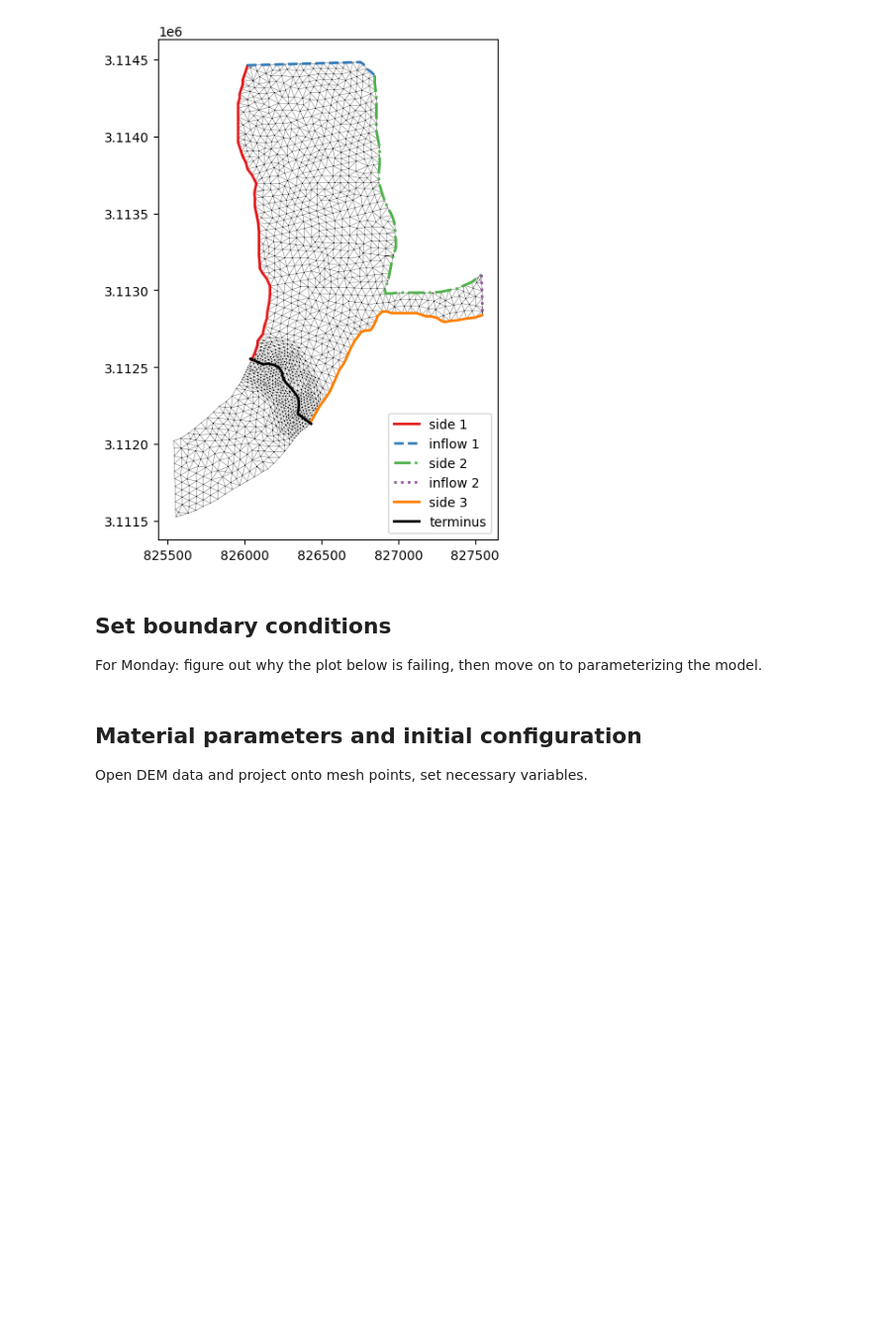
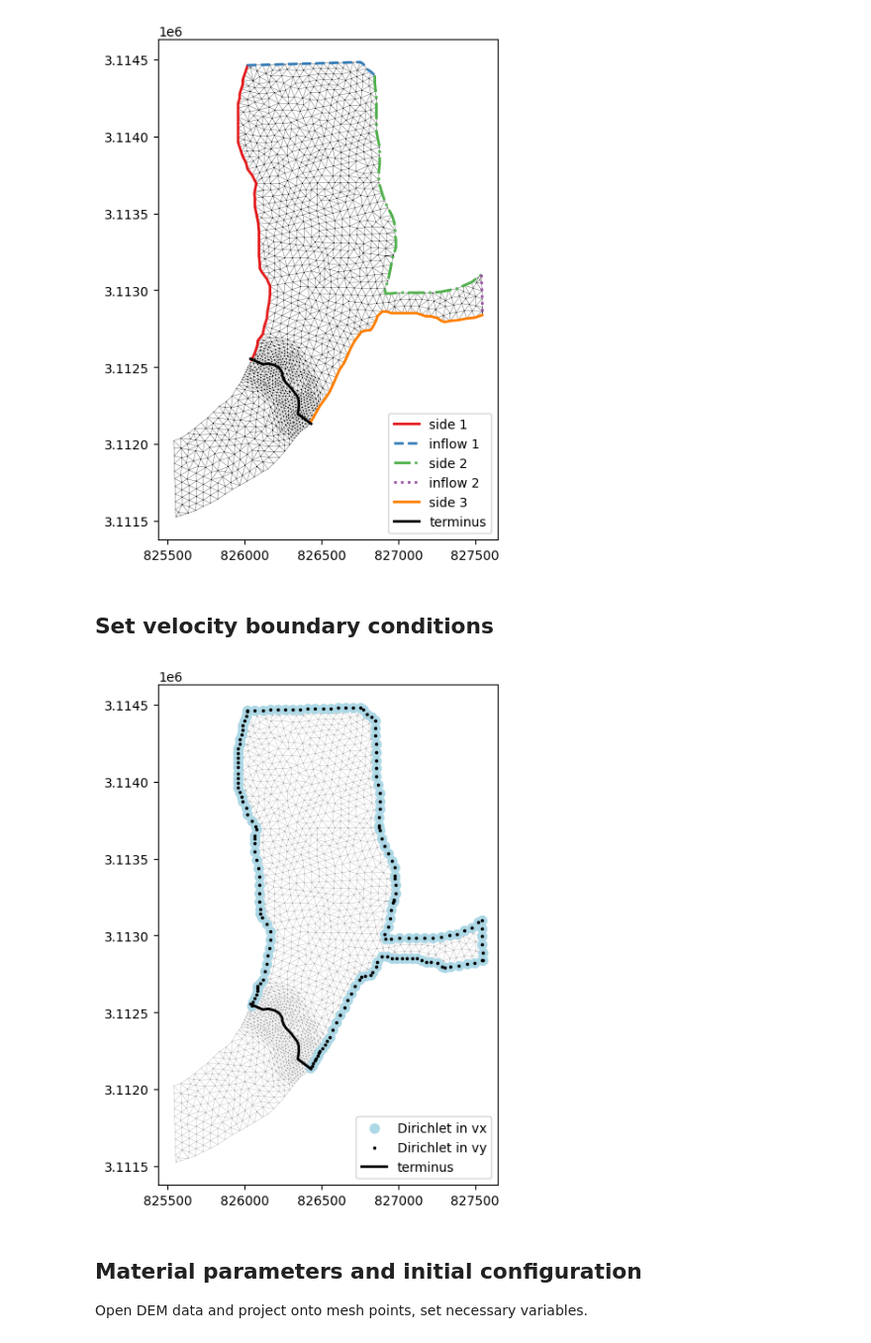
Before and after one commit to chrismiele/glimmer, a Jupyter notebook: issm/mesh_luggye.ipynb, the cells around one changed output. Shown at 99% size. Cells and saved outputs as stored; diff of their text form; code cells hidden in the pictures; blank space fills up the shorter version.

```diff
--- a/issm/mesh_luggye.ipynb
+++ b/issm/mesh_luggye.ipynb
@@ -146,7 +149,6 @@ parts = split(poly, terminus) #then, split it across the terminus
 ice_mask = contains(Ω_1, mx, my) #(I only know which is which by trial and error)
 lake_mask = contains(Ω_2, mx, my)
 md.mask.ice_mask = ice_mask.copy()
-md.mask.ocean_mask = lake_mask.copy()
 
 ########################
 ### create levelsets ###
@@ -154,8 +156,8 @@ md.mask.ocean_mask = lake_mask.copy()
 
 ϕ_ice = distance(points(mx, my), terminus)
 ϕ_ice[ice_mask] *= -1
-md.mask.ice_levelset = ϕ_ice.copy()
-md.mask.ocean_levelset = -ϕ_ice.copy()
+md.mask.ice_levelset = ϕ_ice.copy() #negative upstream of terminus, pos downstream, 0 @ term
+md.mask.ocean_levelset = np.ones_like(lake_mask) #grounded > 0, floating < 0, 0 @ GL
 
 ############
 ### plot ###
@@ -267,26 +269,47 @@ plt.show()
 # %% [output]
 [figure]
 # %% [markdown]
-## Set boundary conditions
-
-For Monday: figure out why the plot below is failing, then move on to parameterizing the model.
+## Set velocity boundary conditions
 # %%
-# md.stressbalance.spcvx = np.nan*np.ones_like(mx) #initialize single-point constraints (SPCs) on vx and vy
-# md.stressbalance.spcvy = np.nan*np.ones_like(mx) #wherever these remain nans, the model assumes an ice front
+md.stressbalance.spcvx = np.full(mx.size, np.nan) #initialize single-point constraints (SPCs) on vx and vy
+md.stressbalance.spcvy = np.full(mx.size, np.nan) #wherever these remain nans, the model assumes an ice front
 
-# Γ_side1 = np.isin(np.arange(mx.size), side_1)
-# Γ_side2 = np.isin(np.arange(mx.size), side_2)
-# Γ_side3 = np.isin(np.arange(mx.size), side_3)
-# Γ_inflow1 = np.isin(np.arange(mx.size), inflow_1)
-# Γ_inflow2 = np.isin(np.arange(mx.size), inflow_2)
+Γ_side1 = np.isin(np.arange(mx.size), side_1)
+Γ_side2 = np.isin(np.arange(mx.size), side_2)
+Γ_side3 = np.isin(np.arange(mx.size), side_3)
+Γ_inflow1 = np.isin(np.arange(mx.size), inflow_1)
+Γ_inflow2 = np.isin(np.arange(mx.size), inflow_2)
 
-# Γ_sides = Γ_side1 | Γ_side2 | Γ_side3
-# Γ_inflow = Γ_inflow1 | Γ_inflow2
-# md.stressbalance.spcvx[Γ_sides] = 0.
-# md.stressbalance.spcvy[Γ_inflow] = 0.
+Γ_sides = Γ_side1 | Γ_side2 | Γ_side3
+md.stressbalance.spcvx[Γ_sides] = 0.
+md.stressbalance.spcvy[Γ_sides] = 0.
+md.stressbalance.spcvx[Γ_inflow1] = 0.
+md.stressbalance.spcvy[Γ_inflow1] = -100.
+md.stressbalance.spcvy[Γ_inflow2] = 0.
+md.stressbalance.spcvx[Γ_inflow2] = -10.
+
+
+####################################
+### plot the boundary conditions ###
+####################################
+
+fig, ax = plt.subplots(figsize=(7, 7))
+
+ax.triplot(mx, my, elts, lw=0.2, c='0.6')
+vx = ~np.isnan(md.stressbalance.spcvx)
+vy = ~np.isnan(md.stressbalance.spcvy)
+ax.scatter(mx[vx], my[vx], s = 50, c = 'lightblue', label = 'Dirichlet in vx')
+ax.scatter(mx[vy], my[vy], s = 10, c = 'k', marker='.', label = 'Dirichlet in vy')
+ax.plot(tx, ty, color ='k', lw = 2, label = 'terminus')
+
+ax.set_aspect('equal')
+ax.legend()
+plt.show()
 
 # from plotmodel import plotmodel
 # plotmodel(md, 'data', 'BC') #plot the boundary conditions
+# %% [output]
+[figure, added]
 # %% [markdown]
 ## Material parameters and initial configuration
 Open DEM data and project onto mesh points, set necessary variables.
```
Also changed, not shown: parts of 7 cells of this notebook.
